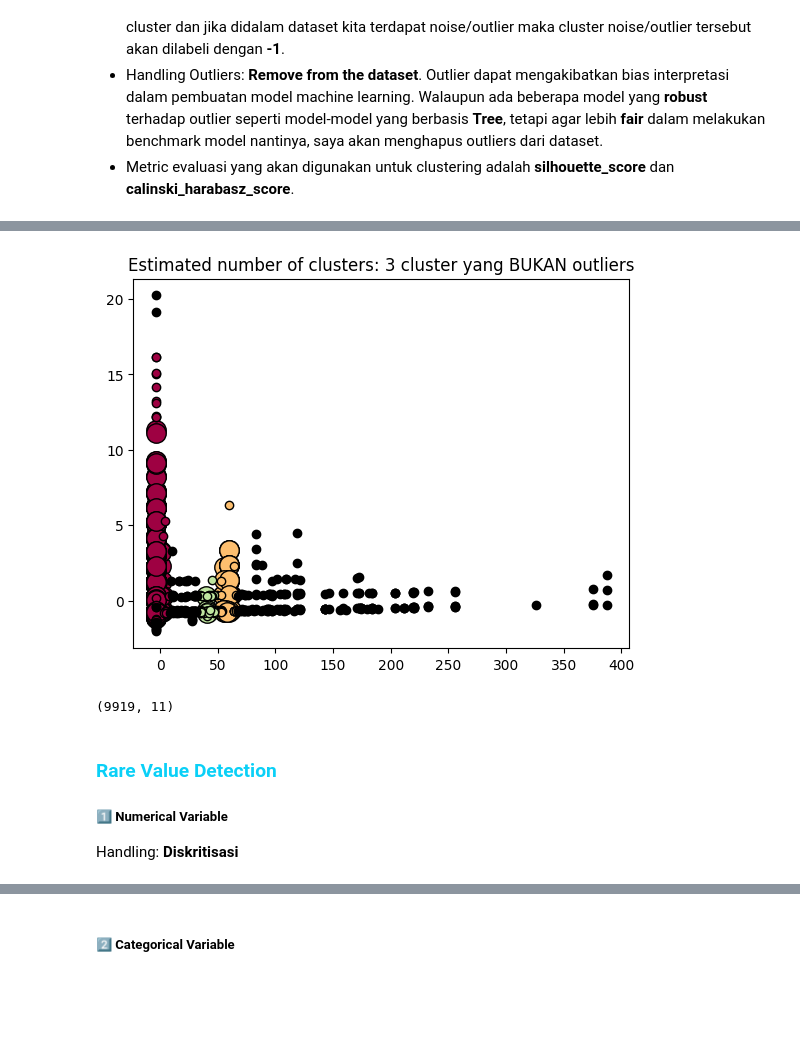
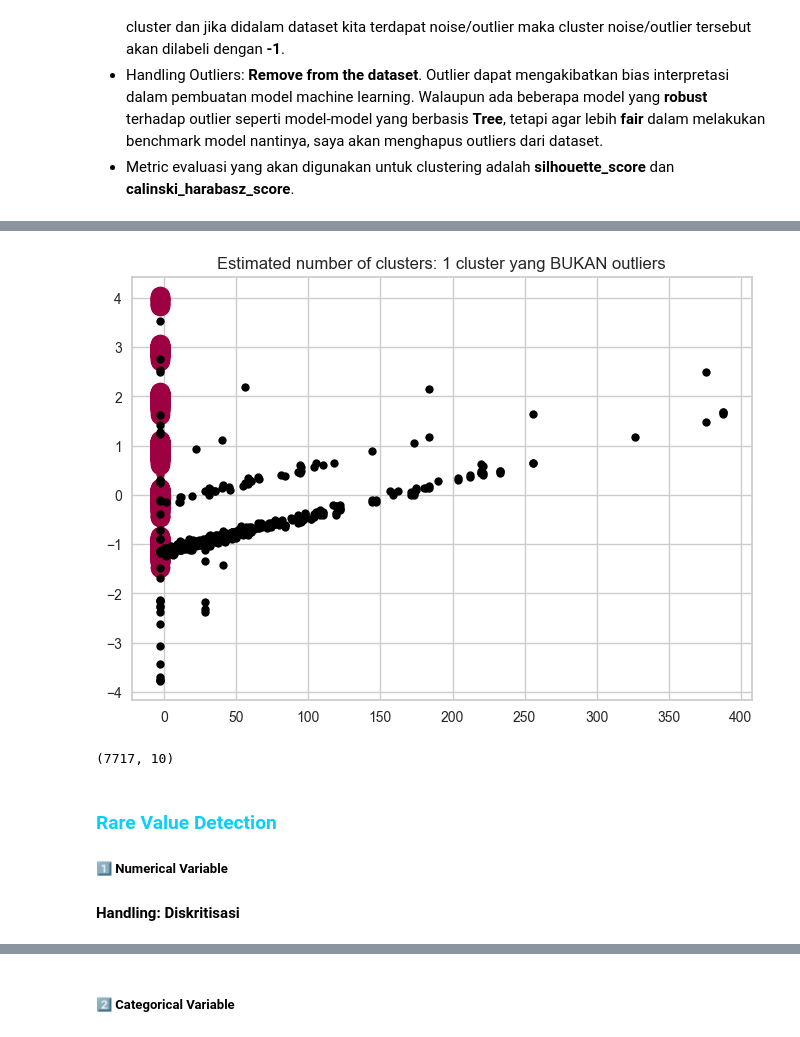
Before and after one commit to fnkhairudin/Hotel-Booking-Demand, a Jupyter notebook: notebooks/1.0-fnk-hotel-classification.ipynb, the cells around one changed output, grey strips where cells are left out. Drawn from its saved outputs; the diff is of its cells as text; code cells hidden in the pictures; blank space fills up the shorter version.

Commit message:
modelling

```diff
--- a/notebooks/1.0-fnk-hotel-classification.ipynb
+++ b/notebooks/1.0-fnk-hotel-classification.ipynb
@@ -354,0 +364,9 @@ fig.gca().add_artist(plt.Circle((0, 0), 0.7, fc='white'));
+# %%
+# drop duplikat pada dataset asli berdasarkan dengan subset kolom yang sudah disediakan
+data_full = pd.read_csv("../data/raw/hotel_bookings.csv")
+data_full = data_full.drop_duplicates(subset=list(data.columns))
+
+# proses merge untuk pengambilan kolom lead_time
+data = pd.merge(data, data_full, on=list(data.columns), how='left')
+data = data[['country', 'market_segment', 'previous_cancellations','booking_changes', 'deposit_type', 'days_in_waiting_list', 'customer_type', 'reserved_room_type', 'required_car_parking_spaces', 'total_of_special_requests', 'lead_time','is_canceled']]
+data.shape
@@ -354,0 +377,7 @@ fig.gca().add_artist(plt.Circle((0, 0), 0.7, fc='white'));
+# %%
+# membuat DataFrame untuk outlier detection tanoa kolom country dan booking changes,
+# karena kedua kolom tersebut nantinya tidak dipakai
+
+# drop kolom country
+data = data.drop(columns=['country', 'booking_changes'], axis=1)
+data.shape
@@ -362,4 +393,0 @@ data = data.drop_duplicates(keep='last', ignore_index=True)
-# %%
-# drop kolom country
-data = data.drop(columns=['country'], axis=1)
-data.shape
@@ -555,17 +597,17 @@ Maximum calinski_harabasz_score adalah dengan min sample 51 dan epsilon 6.1 -->
 # save into csv file
 # df_score1.to_csv(r"C:\Users\faisa\Desktop\DataSciencePurwadhika\Modul3ML\HotelBookingDemand\data\processed\dbscan_score1.csv")
 # %%
-model = DBSCAN(min_samples=51, eps=6.1)
-model.fit(data_encoded)
+model = DBSCAN(min_samples=11, eps=1.8)
+model.fit(data_out)
 cluster = model.labels_
 
 # DataFrame dengan Cluster
-data_encoded['Cluster'] = cluster
-display(data_encoded.sample(10))
+data_out['Cluster'] = cluster
+display(data_out.sample(10))
 
 # Jumlah cluster dan jumlah outlier
-print(f"Jumlah cluster berdasarkan algoritma DBSCAN sebanyak {data_encoded.Cluster.nunique()} cluster")
+print(f"Jumlah cluster berdasarkan algoritma DBSCAN sebanyak {data_out.Cluster.nunique()} cluster")
 
 # Percentage jumlah outlier
-print(f"Jumlah data yang outlier sebanyak {data_encoded.Cluster.value_counts()[-1]} baris atau {round((data_encoded.Cluster.value_counts(normalize=True) * 100).values[1],2)}%")
+print(f"Jumlah data yang outlier sebanyak {data_out.Cluster.value_counts()[-1]} baris atau {round((data_out.Cluster.value_counts(normalize=True) * 100).values[1],2)}%")
 # %% [output]
@@ -588,8 +630,8 @@ Jumlah data yang outlier sebanyak 283 baris atau 2.77%
 
 # PCA estimator with 2 PC
 pca = PCA(n_components=2, random_state=22, svd_solver='full')
-pca.fit(data_encoded)
-data_norm = pca.transform(data_encoded)
+pca.fit(data_out)
+data_norm = pca.transform(data_out)
 
 # jumlah cluster yang bukan outlier
 n_clusters_ = len(set(cluster)) - (1 if -1 in cluster else 0)
@@ -603,34 +645,34 @@ colors = [plt.cm.Spectral(each) for each in np.linspace(0, 1, len(unique_labels)
 for k, col in zip(unique_labels, colors):
     if k == -1:
         # Black used for noise.
         col = [0, 0, 0, 1]
 
     class_member_mask = cluster == k
 
     xy = data_norm[class_member_mask & core_samples_mask]
     plt.plot(
         xy[:, 0],
         xy[:, 1],
         "o",
         markerfacecolor=tuple(col),
         markeredgecolor="k",
         markersize=14,
     )
 
     xy = data_norm[class_member_mask & ~core_samples_mask]
     plt.plot(
         xy[:, 0],
         xy[:, 1],
         "o",
         markerfacecolor=tuple(col),
         markeredgecolor="k",
         markersize=6,
     )
 
 plt.title(f"Estimated number of clusters: {n_clusters_} cluster yang BUKAN outliers")
 plt.show()
 # %% [output]
-[figure, old version]
+[figure, new version]
 # %%
 # plot using 3D PCA
 pca = PCA(n_components=3, random_state=22, svd_solver='full')
@@ -647,6 +689,9 @@ fig.show();
 # remove outliers
 data['Cluster'] = cluster
 data = data.query("~(Cluster == -1)")
+
+# drop cluster column
+data = data.drop(columns='Cluster')
 data.shape
 # %% [output]
-(9919, 11)
+(7717, 10)
@@ -691,6 +698,6 @@ plt.show()
 # %% [markdown]
 <h3><span style="color:#0ad0f7">Rare Value Detection</span></h3>
-<h5>1️⃣ Numerical Variable</h5>
+<h5>1️⃣ Numerical Variable <h5>
 
-Handling: **Diskritisasi**
+#### **Handling: Diskritisasi**
 # %%
```
Also changed, not shown: parts of 87 cells of this notebook, 5 other files.
